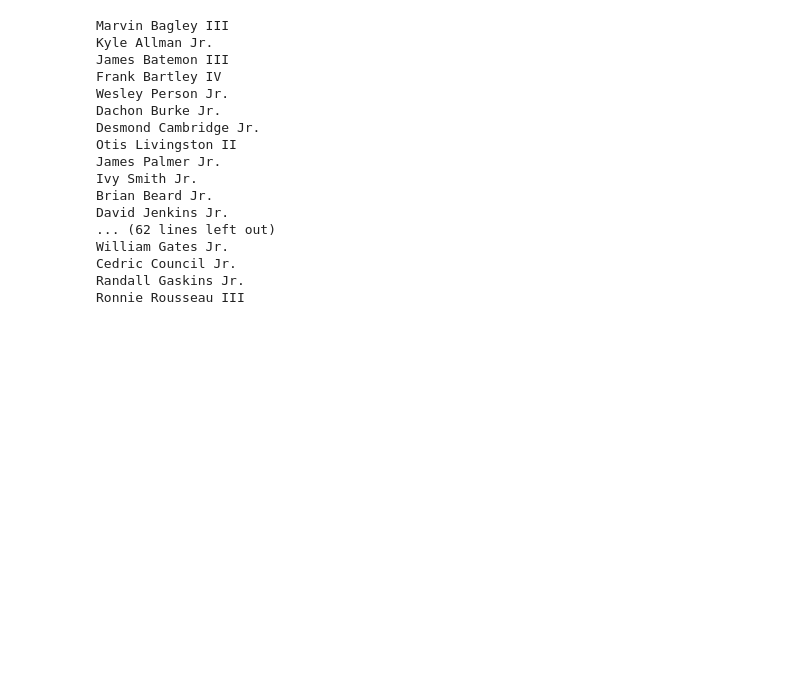
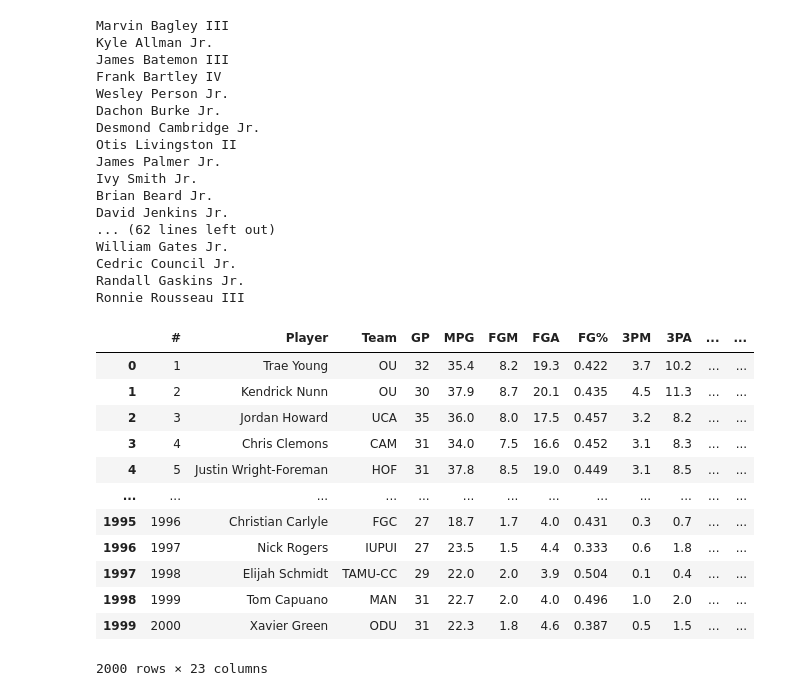
Before and after one commit to thorson-skywalker/NBA_draft_analysis, a Jupyter notebook: Data_Pipeline/college_stats_scrape.ipynb, the cells around one changed output. Saved outputs shown, nothing was run; the diff lists cells and outputs as text; code cells hidden in the pictures; blank space fills up the shorter version.

```diff
--- a/Data_Pipeline/college_stats_scrape.ipynb
+++ b/Data_Pipeline/college_stats_scrape.ipynb
@@ -160,3 +160,19 @@ William Gates Jr.
 Cedric Council Jr.
 Randall Gaskins Jr.
 Ronnie Rousseau III
+# %%
+full_stats_df
+# %% [output]
+|  | # | Player | Team | GP | MPG | FGM | FGA | FG% | 3PM | 3PA | ... | ... |
+| 0 | 1 | Trae Young | OU | 32 | 35.4 | 8.2 | 19.3 | 0.422 | 3.7 | 10.2 | ... | ... |
+| 1 | 2 | Kendrick Nunn | OU | 30 | 37.9 | 8.7 | 20.1 | 0.435 | 4.5 | 11.3 | ... | ... |
+| 2 | 3 | Jordan Howard | UCA | 35 | 36.0 | 8.0 | 17.5 | 0.457 | 3.2 | 8.2 | ... | ... |
+| 3 | 4 | Chris Clemons | CAM | 31 | 34.0 | 7.5 | 16.6 | 0.452 | 3.1 | 8.3 | ... | ... |
+| 4 | 5 | Justin Wright-Foreman | HOF | 31 | 37.8 | 8.5 | 19.0 | 0.449 | 3.1 | 8.5 | ... | ... |
+| ... | ... | ... | ... | ... | ... | ... | ... | ... | ... | ... | ... | ... |
+| 1995 | 1996 | Christian Carlyle | FGC | 27 | 18.7 | 1.7 | 4.0 | 0.431 | 0.3 | 0.7 | ... | ... |
+| 1996 | 1997 | Nick Rogers | IUPUI | 27 | 23.5 | 1.5 | 4.4 | 0.333 | 0.6 | 1.8 | ... | ... |
+| 1997 | 1998 | Elijah Schmidt | TAMU-CC | 29 | 22.0 | 2.0 | 3.9 | 0.504 | 0.1 | 0.4 | ... | ... |
+| 1998 | 1999 | Tom Capuano | MAN | 31 | 22.7 | 2.0 | 4.0 | 0.496 | 1.0 | 2.0 | ... | ... |
+| 1999 | 2000 | Xavier Green | ODU | 31 | 22.3 | 1.8 | 4.6 | 0.387 | 0.5 | 1.5 | ... | ... |
+2000 rows × 23 columns
```
Also changed, not shown: parts of 1 cell of this notebook, 6 other files.
